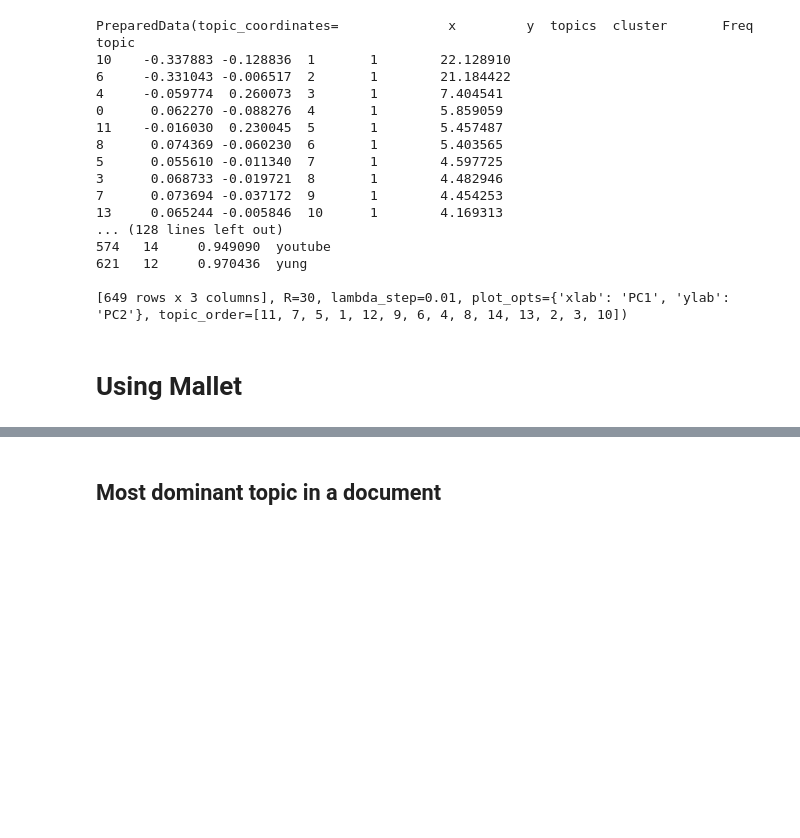
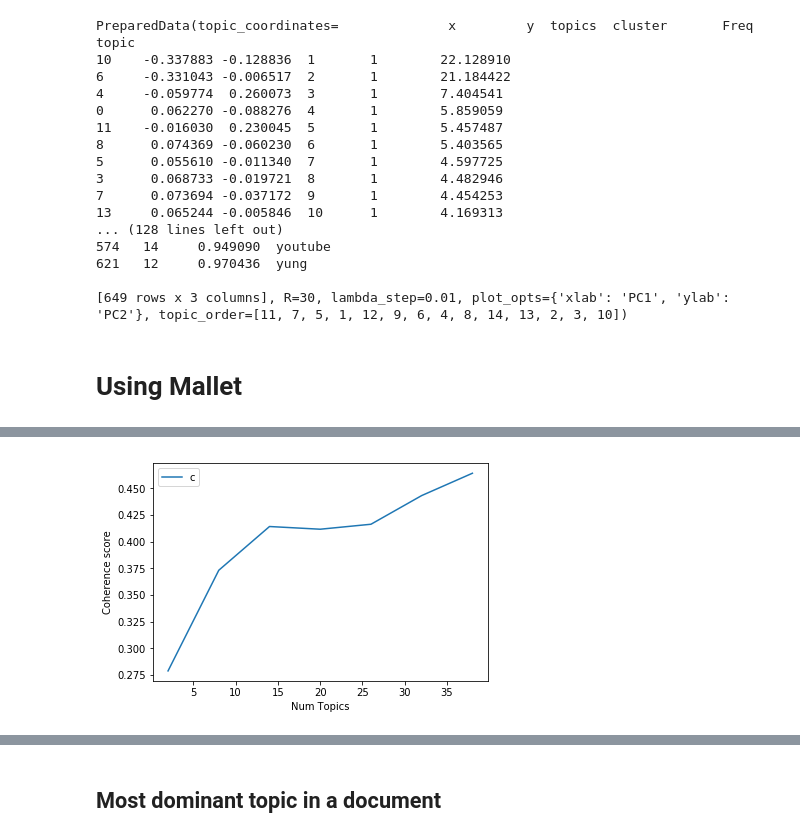
Before and after one commit to carlomendowza/CS129.18-Project, a Jupyter notebook: Topic Modelling with New Data.ipynb, the cells around one changed output, grey strips where cells are left out. Drawn from its saved outputs; the diff is of its cells as text; code cells hidden in the pictures; blank space fills up the shorter version.

```diff
--- a/Topic Modelling with New Data.ipynb
+++ b/Topic Modelling with New Data.ipynb
@@ -306,15 +306,17 @@ def compute_coherence_values(dictionary, corpus, texts, limit, start=2, step=3):
     return model_list, coherence_values
 # %%
 # Can take a long time to run.
-# model_list, coherence_values = compute_coherence_values(dictionary=id2word, corpus=corpus, texts=data_lemmatized, start=2, limit=40, step=6)
+model_list, coherence_values = compute_coherence_values(dictionary=id2word, corpus=corpus, texts=data_lemmatized, start=2, limit=40, step=6)
 # %%
 # Show graph
-# limit=40; start=2; step=6;
-# x = range(start, limit, step)
-# plt.plot(x, coherence_values)
-# plt.xlabel("Num Topics")
-# plt.ylabel("Coherence score")
-# plt.legend(("coherence_values"), loc='best')
-# plt.show()
+limit=40; start=2; step=6;
+x = range(start, limit, step)
+plt.plot(x, coherence_values)
+plt.xlabel("Num Topics")
+plt.ylabel("Coherence score")
+plt.legend(("coherence_values"), loc='best')
+plt.show()
+# %% [output]
+[figure, added]
 # %%
 # Print the coherence scores
```
Also changed, not shown: parts of 6 cells of this notebook, 7 other files.
